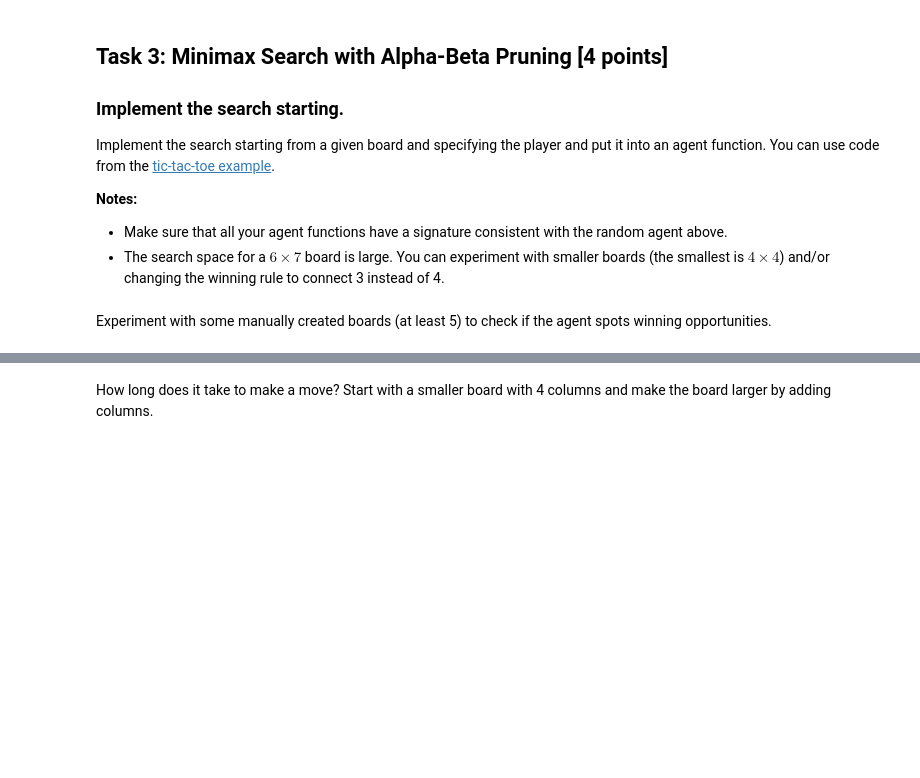
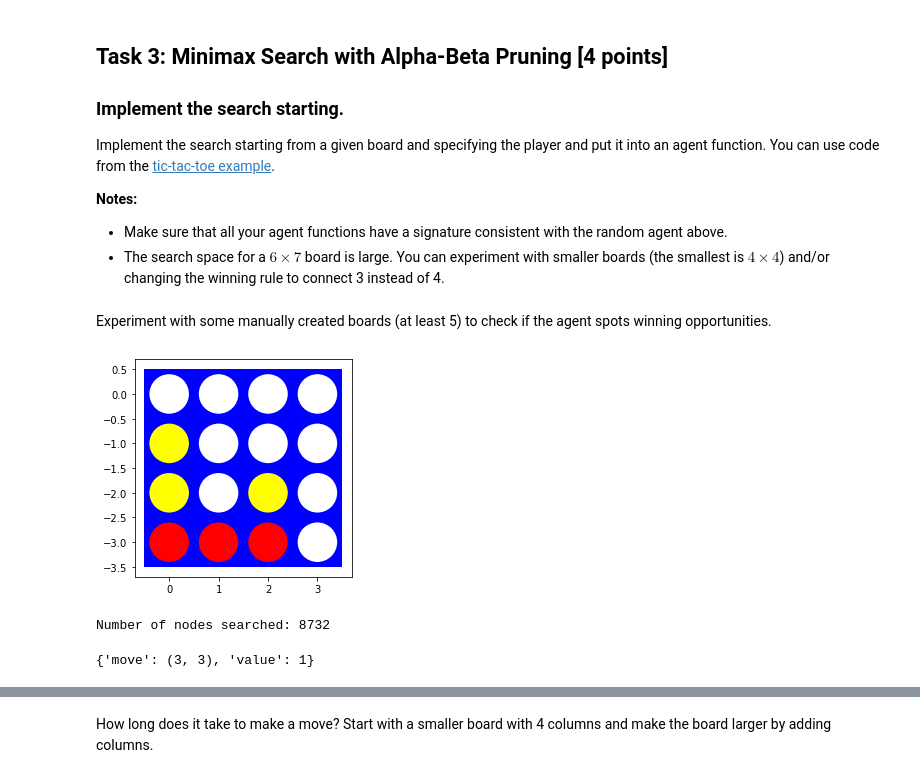
Before and after one commit to Naishur-M/CS7320-AI, a Jupyter notebook: Games/assignment_connect4.ipynb, the cells around one changed output, grey strips where cells are left out. Drawn from its saved outputs; the diff is of its cells as text; code cells hidden in the pictures; blank space fills up the shorter version.

```diff
--- a/Games/assignment_connect4.ipynb
+++ b/Games/assignment_connect4.ipynb
@@ -53,3 +53,11 @@ print(empty_board())
  [0 0 0 0 0 0 0]
  [0 0 0 0 0 0 0]
  [0 0 0 0 0 0 0]]
+# %%
+import numpy as np
+
+def custom_board(x,y):
+    shape=(x, y)
+    return np.full(shape=shape, fill_value=0)
+
+print(custom_board(4,4))
@@ -386,15 +392,19 @@ Experiment with some manually created boards (at least 5) to check if the agent
 # %%
 # Your code/ answer goes here.
 import math
-board = empty_board()
-board[5][0] = 1
-board[5][1] = 1
-board[5][2] = 1
-board[4][0] = -1
-board[5][4] = -1
-board[3][0] = -1
+board = custom_board(4,4)
+board[3][0] = 1
+board[3][1] = 1
+board[3][2] = 1
+board[2][0] = -1
+board[2][2] = -1
+board[1][0] = -1
 visualize(board)
 
-DEBUG = 2
+DEBUG = 1
 COUNT = 0
 %time display(minimax_search(board))
+# %% [output]
+[figure, added]
+Number of nodes searched: 8732
+{'move': (3, 3), 'value': 1}
```
Also changed, not shown: parts of 15 cells of this notebook.
